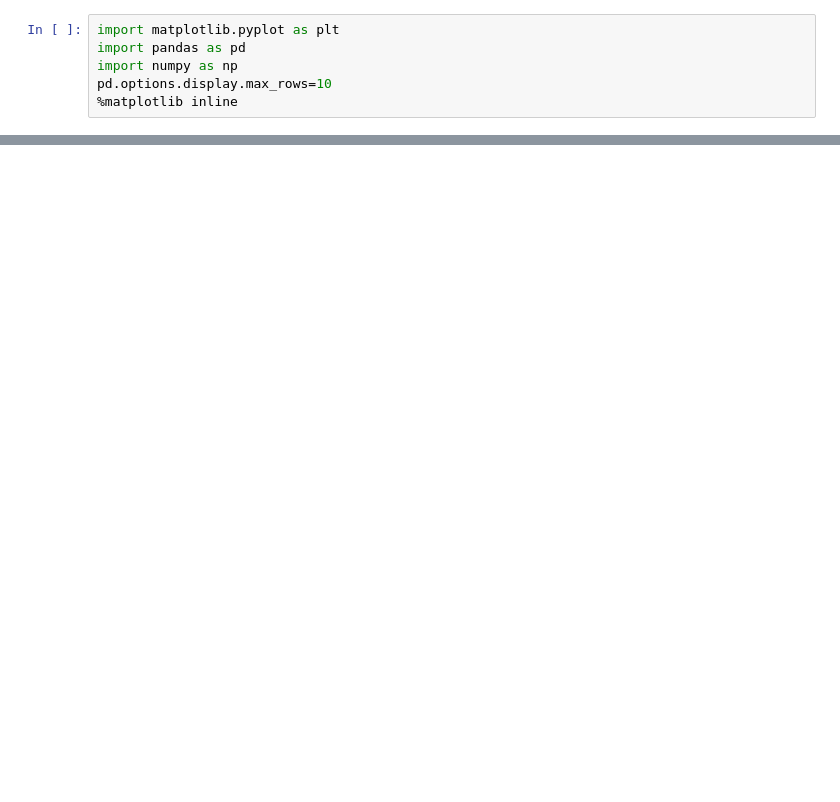
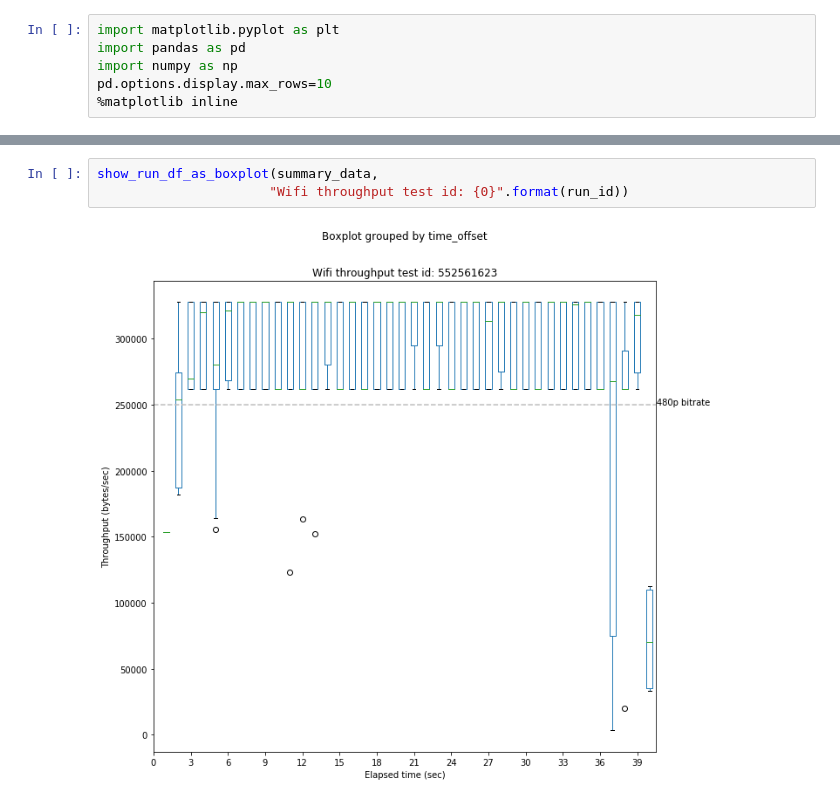
Before and after one commit to ConnectBox/wifi-test-framework, a Jupyter notebook: analysis/network-benchmarks.ipynb, the cells around one changed output, grey strips where cells are left out. Cells and saved outputs as stored; diff of their text form; blank space fills up the shorter version.

```diff
--- a/analysis/network-benchmarks.ipynb
+++ b/analysis/network-benchmarks.ipynb
@@ -50,0 +103,5 @@ ax.set_title("Wifi throughput test id: {0}".format(run_id))
+# %%
+show_run_df_as_boxplot(summary_data,
+                      "Wifi throughput test id: {0}".format(run_id))
+# %% [output]
+[figure, added]
```
Also changed, not shown: parts of 7 cells of this notebook, 1 other file.
